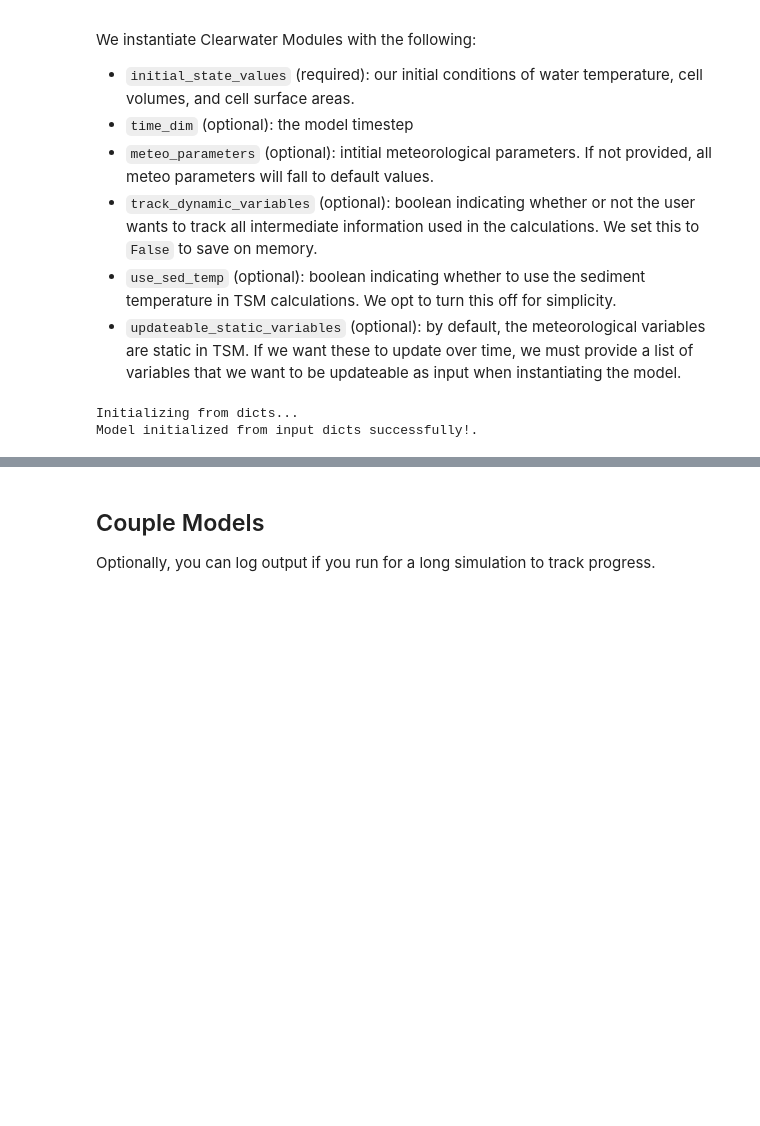
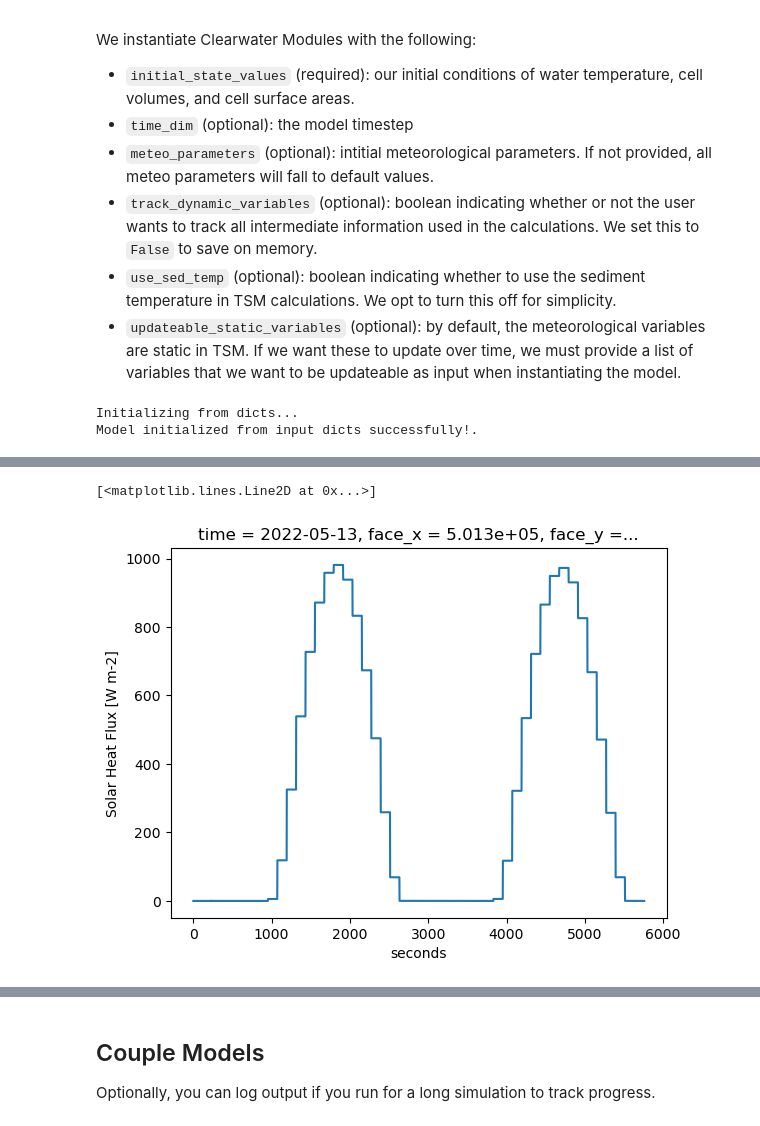
Before and after one commit to EcohydrologyTeam/ClearWater-riverine, a Jupyter notebook: examples/dev_sandbox/02_coupling_riverine_modules_updated_(scaled)_crs_30sec.ipynb, the cells around one changed output, grey strips where cells are left out. Cells and saved outputs as stored; diff of their text form; code cells hidden in the pictures; blank space fills up the shorter version.

```diff
--- a/examples/dev_sandbox/02_coupling_riverine_modules_updated_(scaled)_crs_30sec.ipynb
+++ b/examples/dev_sandbox/02_coupling_riverine_modules_updated_(scaled)_crs_30sec.ipynb
@@ -261,5 +267,8 @@ Model initialized from input dicts successfully!.
 # %%
 #this cell can be executed after the model has run
-#reaction_model.dataset.q_solar.isel(nface=216, seconds=slice(0, TIME_STEPS)).plot()
+reaction_model.dataset.q_solar.isel(nface=216, seconds=slice(0, TIME_STEPS)).plot()
+# %% [output]
+[<matplotlib.lines.Line2D at 0x...>]
+[figure, added]
 # %%
 #this cell can be executed after the model has run
```
Also changed, not shown: parts of 11 cells of this notebook.
